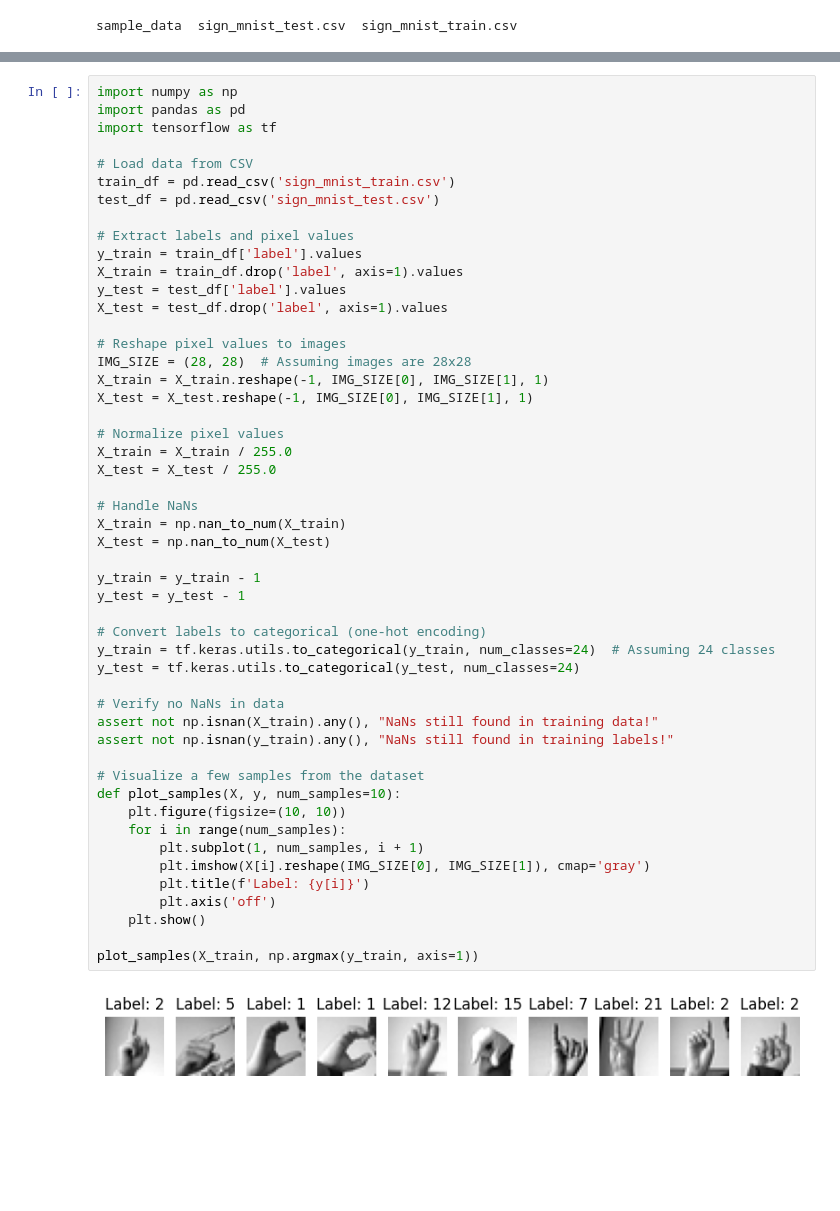
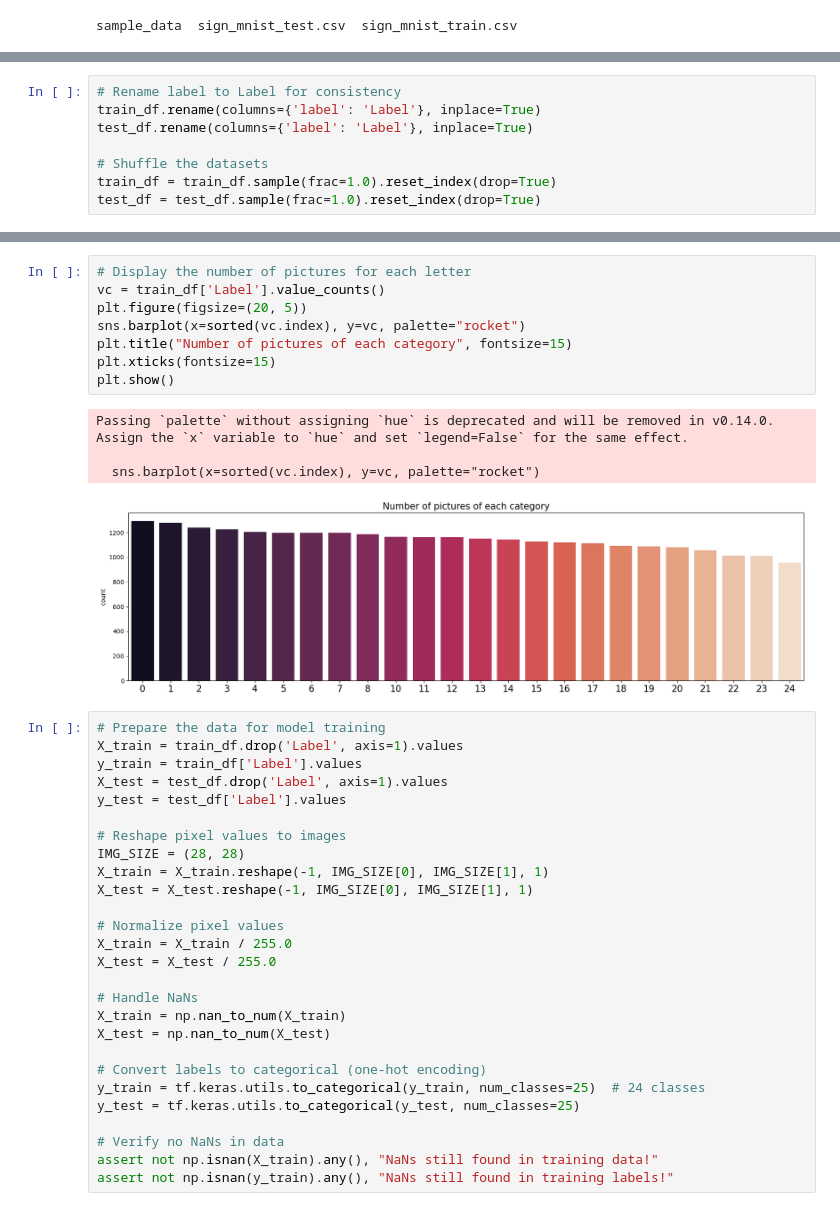
Before and after one commit to vi14m/Sign_Language_Recognition_DeepLearning, a Jupyter notebook: Sign_Language_Recognition.ipynb, the cells around one changed output, grey strips where cells are left out. Saved outputs shown, nothing was run; the diff lists cells and outputs as text; blank space fills up the shorter version.

```diff
--- a/Sign_Language_Recognition.ipynb
+++ b/Sign_Language_Recognition.ipynb
@@ -6,0 +22,8 @@ sample_data  sign_mnist_test.csv  sign_mnist_train.csv
+# %%
+# Rename label to Label for consistency
+train_df.rename(columns={'label': 'Label'}, inplace=True)
+test_df.rename(columns={'label': 'Label'}, inplace=True)
+
+# Shuffle the datasets
+train_df = train_df.sample(frac=1.0).reset_index(drop=True)
+test_df = test_df.sample(frac=1.0).reset_index(drop=True)
@@ -7,20 +58,25 @@ sample_data  sign_mnist_test.csv  sign_mnist_train.csv
+# %%
+# Display the number of pictures for each letter
+vc = train_df['Label'].value_counts()
+plt.figure(figsize=(20, 5))
+sns.barplot(x=sorted(vc.index), y=vc, palette="rocket")
+plt.title("Number of pictures of each category", fontsize=15)
+plt.xticks(fontsize=15)
+plt.show()
+# %% [output]
+Passing `palette` without assigning `hue` is deprecated and will be removed in v0.14.0. Assign the `x` variable to `hue` and set `legend=False` for the same effect.
+
+  sns.barplot(x=sorted(vc.index), y=vc, palette="rocket")
+[figure, added]
 # %%
-import numpy as np
-import pandas as pd
-import tensorflow as tf
-
-# Load data from CSV
-train_df = pd.read_csv('sign_mnist_train.csv')
-test_df = pd.read_csv('sign_mnist_test.csv')
-
-# Extract labels and pixel values
-y_train = train_df['label'].values
-X_train = train_df.drop('label', axis=1).values
-y_test = test_df['label'].values
-X_test = test_df.drop('label', axis=1).values
+# Prepare the data for model training
+X_train = train_df.drop('Label', axis=1).values
+y_train = train_df['Label'].values
+X_test = test_df.drop('Label', axis=1).values
+y_test = test_df['Label'].values
 
 # Reshape pixel values to images
-IMG_SIZE = (28, 28)  # Assuming images are 28x28
+IMG_SIZE = (28, 28)
 X_train = X_train.reshape(-1, IMG_SIZE[0], IMG_SIZE[1], 1)
 X_test = X_test.reshape(-1, IMG_SIZE[0], IMG_SIZE[1], 1)
 
@@ -32,28 +88,11 @@ X_test = X_test / 255.0
 X_train = np.nan_to_num(X_train)
 X_test = np.nan_to_num(X_test)
 
-y_train = y_train - 1
-y_test = y_test - 1
-
 # Convert labels to categorical (one-hot encoding)
-y_train = tf.keras.utils.to_categorical(y_train, num_classes=24)  # Assuming 24 classes
-y_test = tf.keras.utils.to_categorical(y_test, num_classes=24)
+y_train = tf.keras.utils.to_categorical(y_train, num_classes=25)  # 24 classes
+y_test = tf.keras.utils.to_categorical(y_test, num_classes=25)
 
 # Verify no NaNs in data
 assert not np.isnan(X_train).any(), "NaNs still found in training data!"
 assert not np.isnan(y_train).any(), "NaNs still found in training labels!"
-
-# Visualize a few samples from the dataset
-def plot_samples(X, y, num_samples=10):
-    plt.figure(figsize=(10, 10))
-    for i in range(num_samples):
-        plt.subplot(1, num_samples, i + 1)
-        plt.imshow(X[i].reshape(IMG_SIZE[0], IMG_SIZE[1]), cmap='gray')
-        plt.title(f'Label: {y[i]}')
-        plt.axis('off')
-    plt.show()
-
-plot_samples(X_train, np.argmax(y_train, axis=1))
-# %% [output]
-[figure, removed]
 # %%
```
Also changed, not shown: parts of 6 cells of this notebook.
